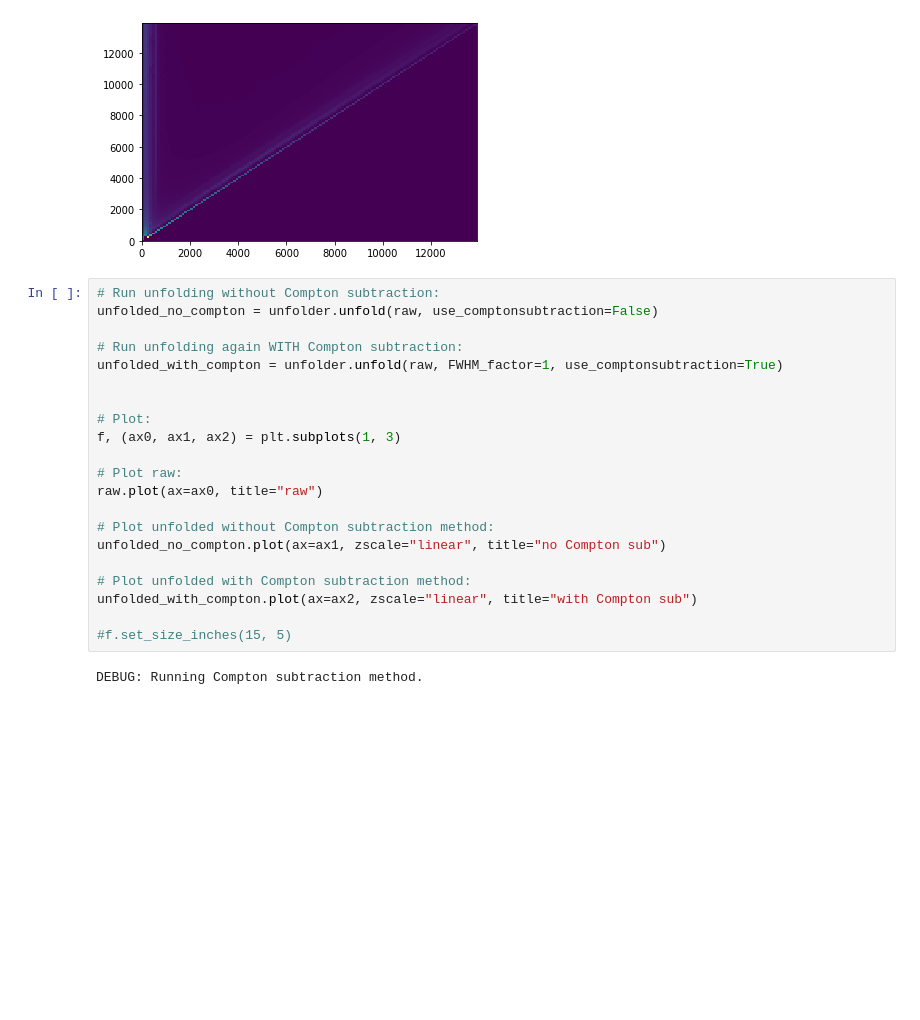
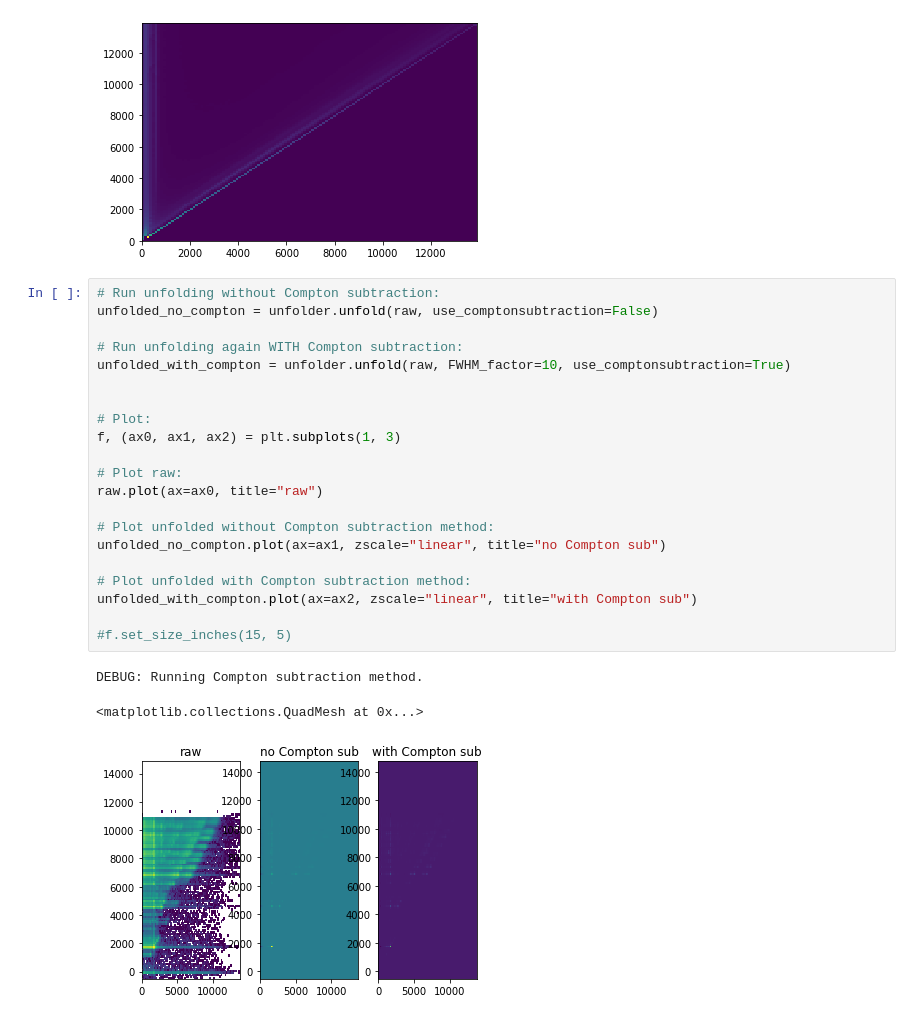
Before and after one commit to oslocyclotronlab/ompy, a Jupyter notebook: notebooks/code_testing/Test compton subtraction method.ipynb, the cells around one changed output. Cells and saved outputs as stored; diff of their text form; blank space fills up the shorter version.

```diff
--- a/notebooks/code_testing/Test compton subtraction method.ipynb
+++ b/notebooks/code_testing/Test compton subtraction method.ipynb
@@ -56,26 +56,28 @@ unfolder.response_matrix.plot(zscale="linear")
 # %%
 # Run unfolding without Compton subtraction:
 unfolded_no_compton = unfolder.unfold(raw, use_comptonsubtraction=False)
 
 # Run unfolding again WITH Compton subtraction:
-unfolded_with_compton = unfolder.unfold(raw, FWHM_factor=1, use_comptonsubtraction=True)
+unfolded_with_compton = unfolder.unfold(raw, FWHM_factor=10, use_comptonsubtraction=True)
 
 
 # Plot:
 f, (ax0, ax1, ax2) = plt.subplots(1, 3)
 
 # Plot raw:
 raw.plot(ax=ax0, title="raw")
 
 # Plot unfolded without Compton subtraction method:
 unfolded_no_compton.plot(ax=ax1, zscale="linear", title="no Compton sub")
 
 # Plot unfolded with Compton subtraction method:
 unfolded_with_compton.plot(ax=ax2, zscale="linear", title="with Compton sub")
 
 #f.set_size_inches(15, 5)
 # %% [output]
 DEBUG: Running Compton subtraction method.
+<matplotlib.collections.QuadMesh at 0x...>
+[figure, added]
 # %%
 %matplotlib notebook
 # Plot projections:
```
Also changed, not shown: parts of 1 cell of this notebook, 1 other file.
